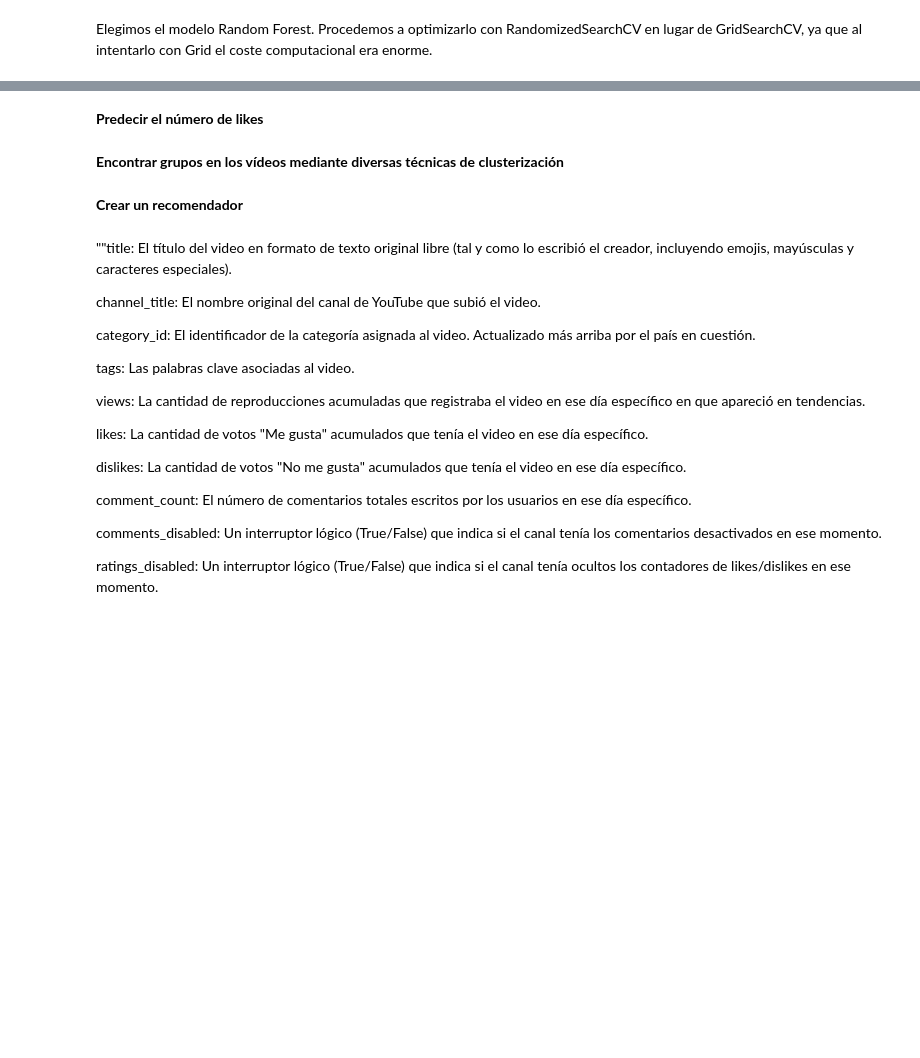
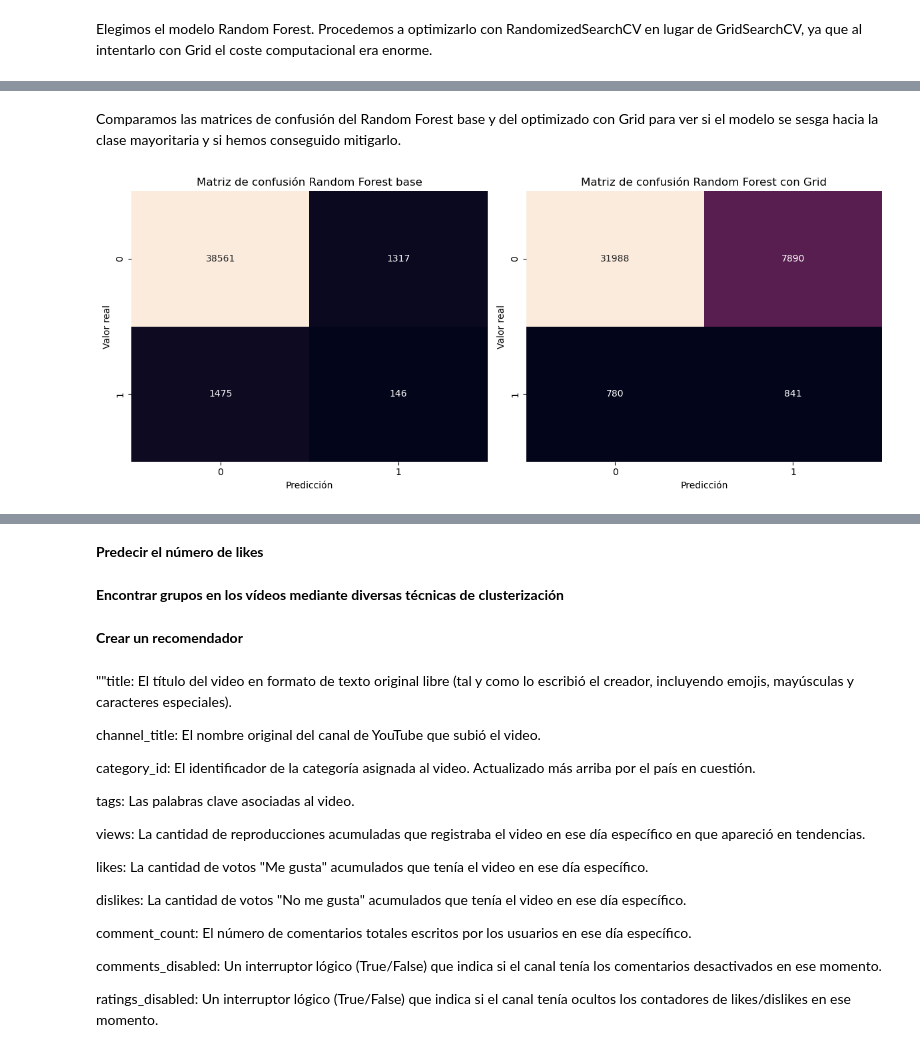
Before and after one commit to fernanditomartinez85/PRACTICA-FINAL-IA, a Jupyter notebook: exploratory_analysis.ipynb, the cells around one changed output, grey strips where cells are left out. Cells and saved outputs as stored; diff of their text form; code cells hidden in the pictures; blank space fills up the shorter version.

```diff
--- a/exploratory_analysis.ipynb
+++ b/exploratory_analysis.ipynb
@@ -934,0 +1098,11 @@ Reto opcional para subir nota: Crear un algoritmo de clasificación que intente
+# %%
+svm_reto = SVC(kernel='rbf', cache_size=1000, tol=1e-1, shrinking=True, max_iter=1000)
+# %%
+preprocess_svm_reto = ColumnTransformer(transformers=[
+    ("encoder", encoder, ["pais", "category"]),
+    ("num_procesadas", pipeline_num, ["views", "dias_desde_publicacion"])])
+# %%
+pipeline_svm_reto = Pipeline(steps=[('preprocesamiento', preprocess_svm_reto),
+                                    ('modelo', svm_reto)])
+# %%
+pipeline_svm_reto.fit(Xtrain_reto, ytrain_reto)
@@ -934,0 +1245,19 @@ Reto opcional para subir nota: Crear un algoritmo de clasificación que intente
+# %% [markdown]
+Comparamos las matrices de confusión del Random Forest base y del optimizado con Grid para ver si el modelo se sesga hacia la clase mayoritaria y si hemos conseguido mitigarlo.
+# %%
+fig, axes = plt.subplots(1, 2, figsize=(12, 5))
+
+sns.heatmap(confusion_matrix(ytest_reto, y_pred_rf_reto), annot=True, fmt="d", cbar=False, ax=axes[0])
+axes[0].set_title("Matriz de confusión Random Forest base")
+axes[0].set_xlabel("Predicción")
+axes[0].set_ylabel("Valor real")
+
+sns.heatmap(confusion_matrix(ytest_reto, y_pred_test_reto), annot=True, fmt="d", cbar=False, ax=axes[1])
+axes[1].set_title("Matriz de confusión Random Forest con Grid")
+axes[1].set_xlabel("Predicción")
+axes[1].set_ylabel("Valor real")
+
+plt.tight_layout()
+plt.show()
+# %% [output]
+[figure, added]
```
Also changed, not shown: parts of 58 cells of this notebook.
